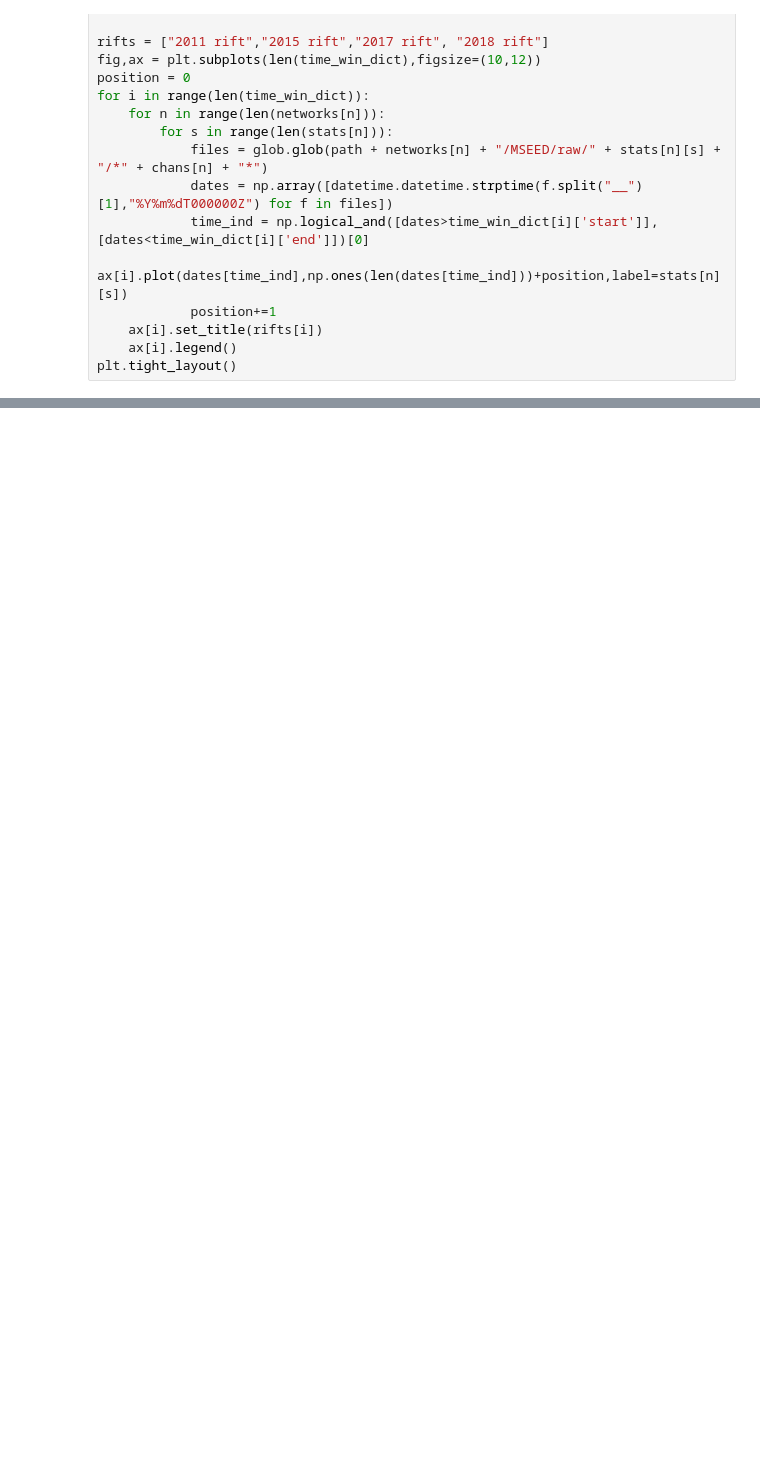
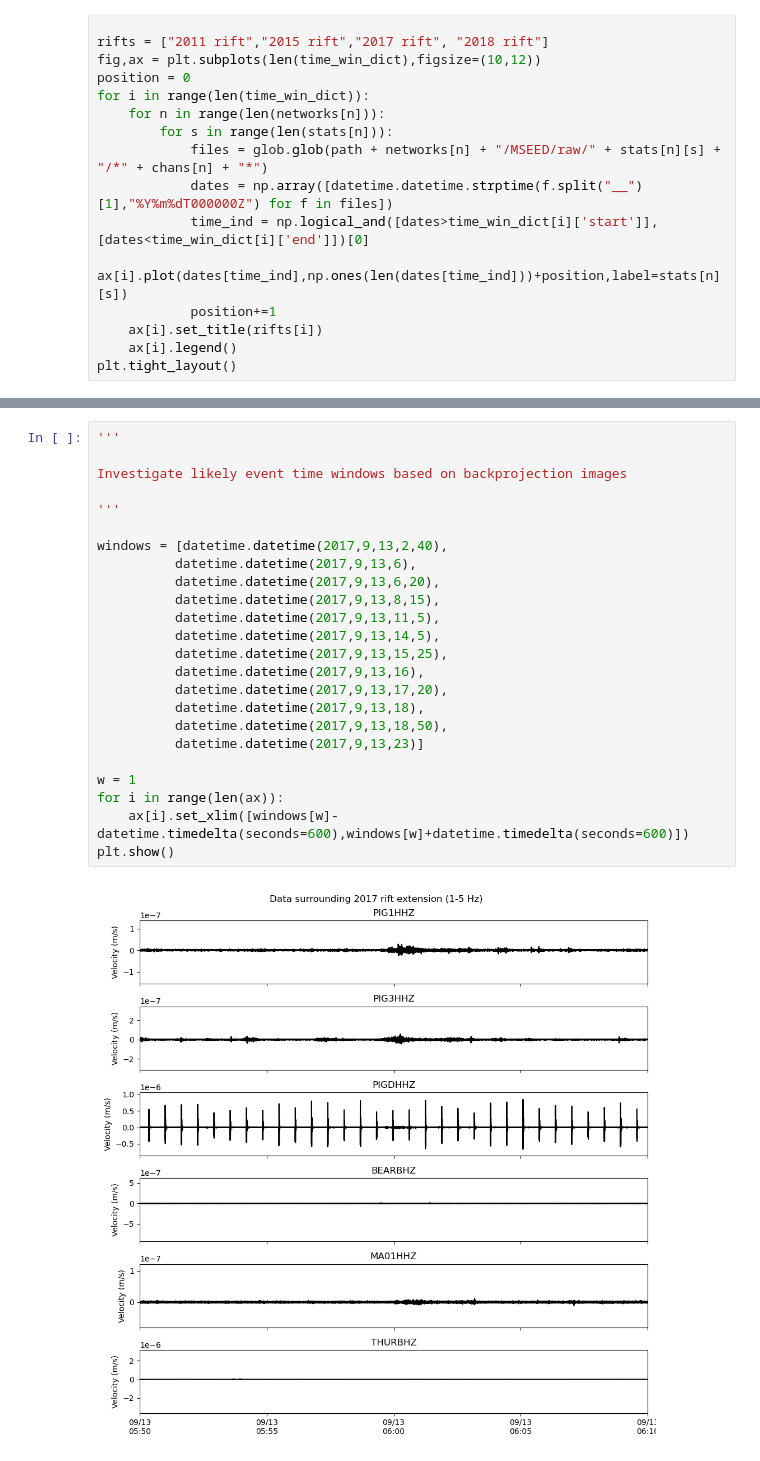
Before and after one commit to stepholinger/may_9, a Jupyter notebook: additional_events.ipynb, the cells around one changed output, grey strips where cells are left out. Drawn from its saved outputs; the diff is of its cells as text; blank space fills up the shorter version.

```diff
--- a/additional_events.ipynb
+++ b/additional_events.ipynb
@@ -238,0 +259,26 @@ for i in range(len(time_win_dict)):
+# %%
+'''
+
+Investigate likely event time windows based on backprojection images
+
+'''
+
+windows = [datetime.datetime(2017,9,13,2,40),
+          datetime.datetime(2017,9,13,6),
+          datetime.datetime(2017,9,13,6,20),
+          datetime.datetime(2017,9,13,8,15),
+          datetime.datetime(2017,9,13,11,5),
+          datetime.datetime(2017,9,13,14,5),
+          datetime.datetime(2017,9,13,15,25),
+          datetime.datetime(2017,9,13,16),
+          datetime.datetime(2017,9,13,17,20),
+          datetime.datetime(2017,9,13,18),
+          datetime.datetime(2017,9,13,18,50),
+          datetime.datetime(2017,9,13,23)]
+
+w = 1
+for i in range(len(ax)):
+    ax[i].set_xlim([windows[w]-datetime.timedelta(seconds=600),windows[w]+datetime.timedelta(seconds=600)])
+plt.show()
+# %% [output]
+[figure, added]
```
Also changed, not shown: parts of 2 cells of this notebook, 2 other files.
